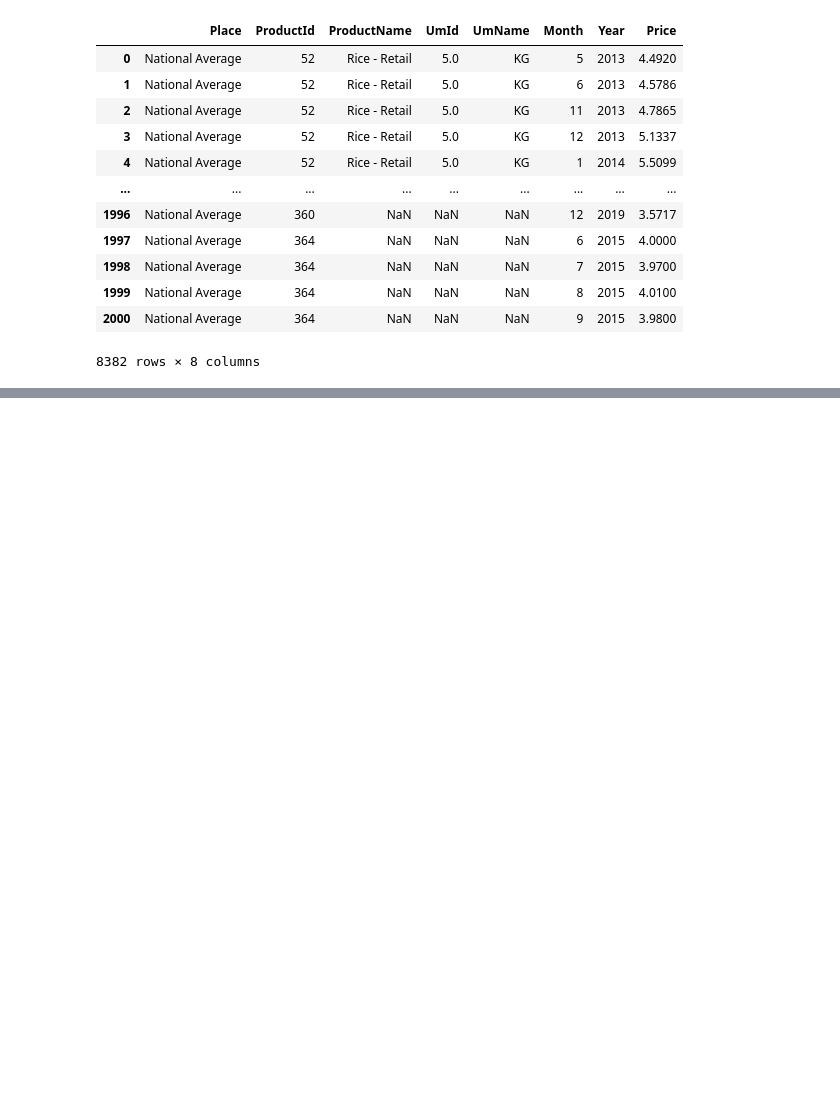
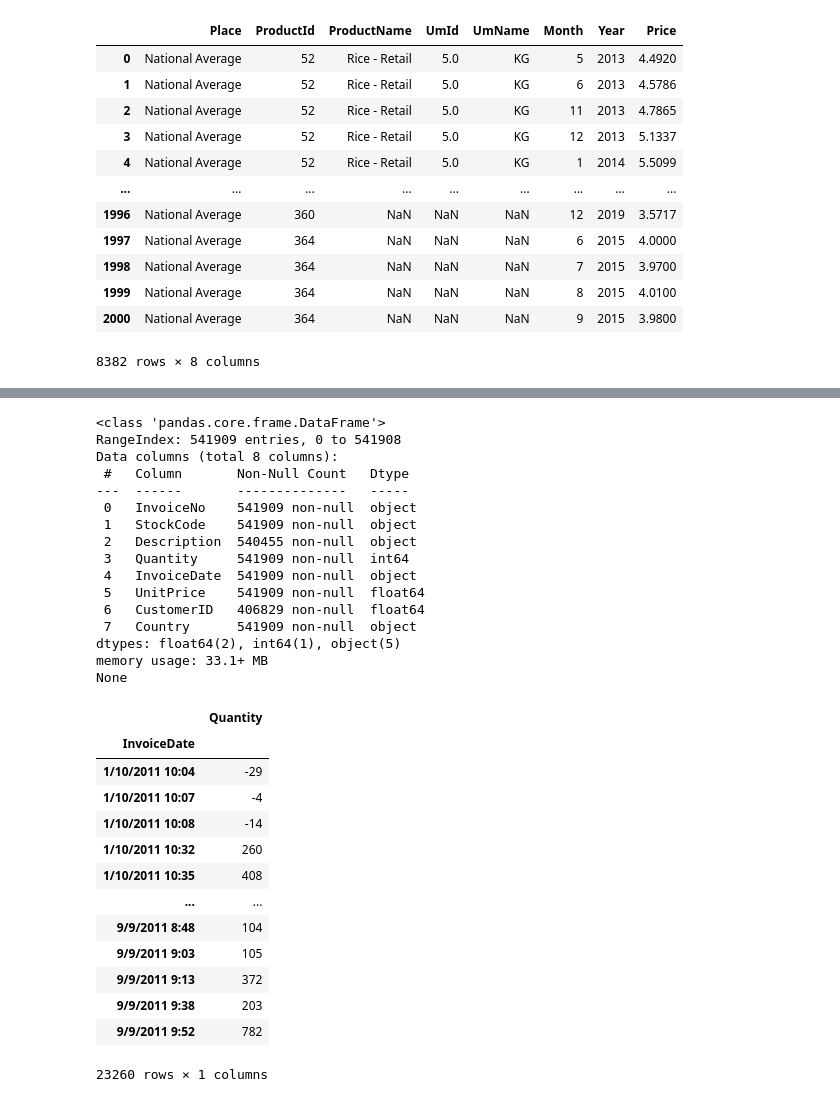
Before and after one commit to KimKieu123/DA30092022, a Jupyter notebook: BT Learn.ipynb, the cells around one changed output, grey strips where cells are left out. Saved outputs shown, nothing was run; the diff lists cells and outputs as text; code cells hidden in the pictures; blank space fills up the shorter version.

```diff
--- a/BT Learn.ipynb
+++ b/BT Learn.ipynb
@@ -492,0 +493,45 @@ Name: Country, dtype: int64
+# %%
+#[Bài tập] Phân tích trên bộ dữ liệu Online Retail
+import pandas as pd
+import numpy as np
+data=pd.read_csv('OnlineRetail.csv', encoding = "ISO-8859-1")
+print (data.info())
+#Xây dựng bảng Pivot table, với mỗi Số hóa đơn tính trung bình cộng số lượng các mặt hàng theo từng Quốc gia.
+data.pivot_table(values='Quantity',index='InvoiceNo',columns='Country',aggfunc ='sum')
+#Xây dựng bảng Pivot table, với mỗi Khách hàng cho biết số lượng mua hàng lớn nhất và nhỏ nhất theo Kho.
+data.pivot_table(values='Quantity',index='CustomerID',columns='StockCode',aggfunc =["max","min"])
+#Xây dựng bảng Pivot table, với mỗi Mã kho tính tổng số lượng các mặt hàng và trung bình cộng giá.
+data.pivot_table(values=['Quantity',"UnitPrice"],index='StockCode',aggfunc ={'Quantity': np.sum,'UnitPrice': np.mean})
+#Xây dựng bảng Pivot table cho biết tổng số lượng hàng bán được của mỗi ngày.
+data.pivot_table(values='Quantity',index='InvoiceDate',aggfunc ="sum")
+# %% [output]
+<class 'pandas.core.frame.DataFrame'>
+RangeIndex: 541909 entries, 0 to 541908
+Data columns (total 8 columns):
+ #   Column       Non-Null Count   Dtype
+---  ------       --------------   -----
+ 0   InvoiceNo    541909 non-null  object
+ 1   StockCode    541909 non-null  object
+ 2   Description  540455 non-null  object
+ 3   Quantity     541909 non-null  int64
+ 4   InvoiceDate  541909 non-null  object
+ 5   UnitPrice    541909 non-null  float64
+ 6   CustomerID   406829 non-null  float64
+ 7   Country      541909 non-null  object
+dtypes: float64(2), int64(1), object(5)
+memory usage: 33.1+ MB
+None
+|  | Quantity |
+| InvoiceDate |  |
+| 1/10/2011 10:04 | -29 |
+| 1/10/2011 10:07 | -4 |
+| 1/10/2011 10:08 | -14 |
+| 1/10/2011 10:32 | 260 |
+| 1/10/2011 10:35 | 408 |
+| ... | ... |
+| 9/9/2011 8:48 | 104 |
+| 9/9/2011 9:03 | 105 |
+| 9/9/2011 9:13 | 372 |
+| 9/9/2011 9:38 | 203 |
+| 9/9/2011 9:52 | 782 |
+23260 rows × 1 columns
```
Also changed, not shown: parts of 6 cells of this notebook, 8 other files.
